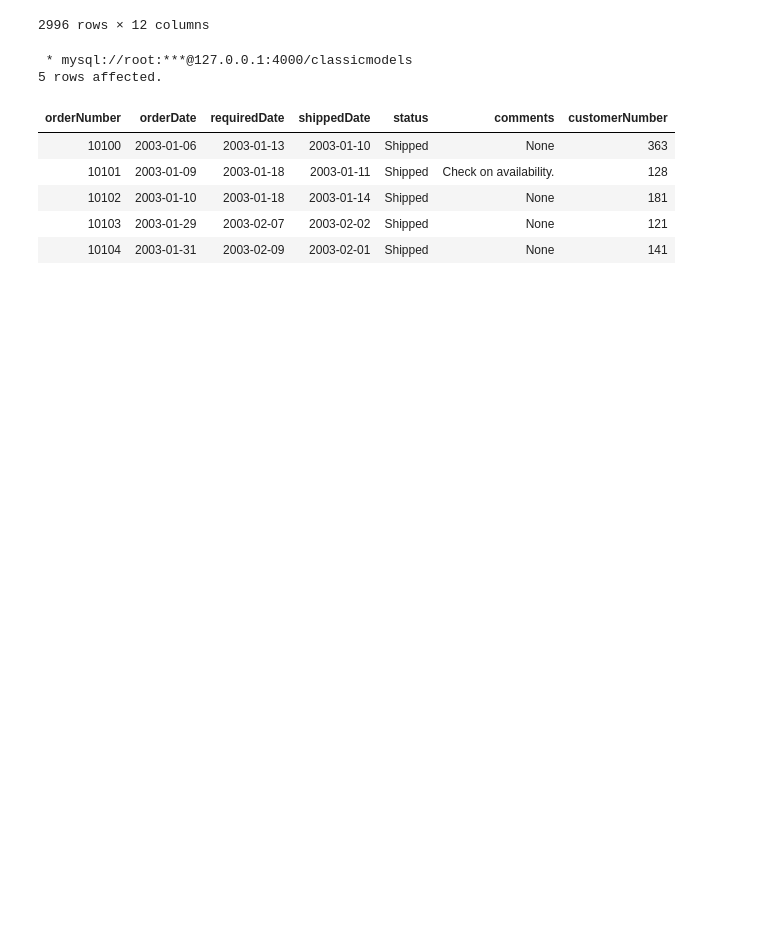
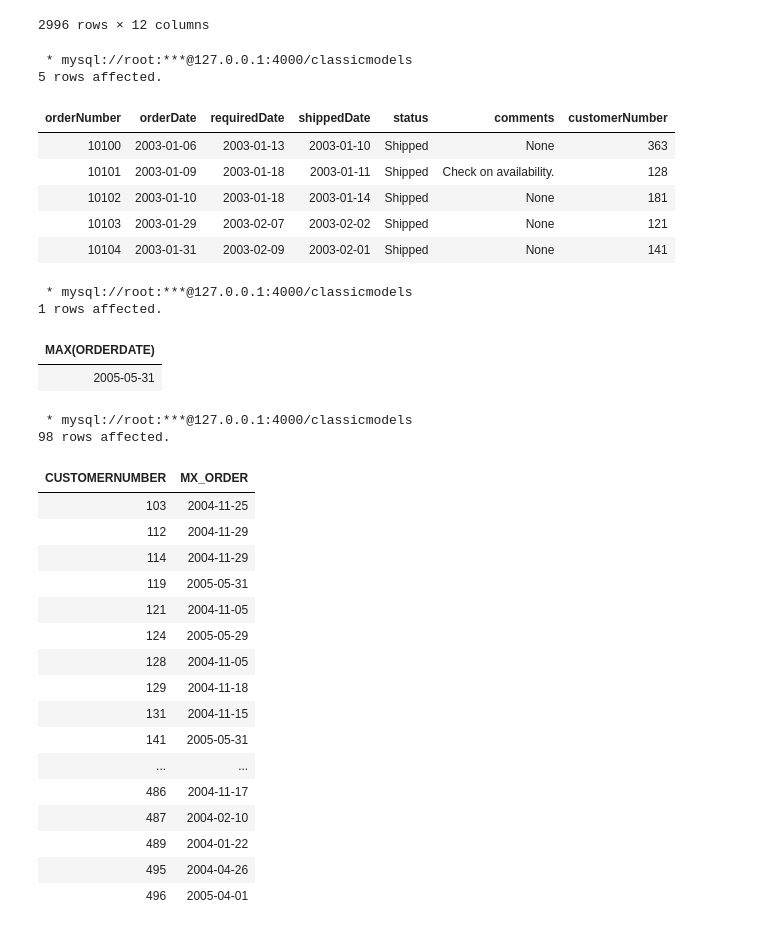
Before and after one commit to happyyeon/playdata, a Jupyter notebook: database/20230417_Notebook으로 SQL 실행.ipynb, the cells around one changed output. Drawn from its saved outputs; the diff is of its cells as text; code cells hidden in the pictures; blank space fills up the shorter version.

```diff
--- a/database/20230417_Notebook으로 SQL 실행.ipynb
+++ b/database/20230417_Notebook으로 SQL 실행.ipynb
@@ -201,3 +198,37 @@ LIMIT 5;
 | 10102 | 2003-01-10 | 2003-01-18 | 2003-01-14 | Shipped | None | 181 |
 | 10103 | 2003-01-29 | 2003-02-07 | 2003-02-02 | Shipped | None | 121 |
 | 10104 | 2003-01-31 | 2003-02-09 | 2003-02-01 | Shipped | None | 141 |
+# %%
+%%sql
+SELECT MAX(ORDERDATE)
+FROM ORDERS;
+# %% [output]
+ * mysql://root:***@127.0.0.1:4000/classicmodels
+1 rows affected.
+| MAX(ORDERDATE) |
+| 2005-05-31 |
+# %%
+%%sql
+SELECT CUSTOMERNUMBER,
+MAX(ORDERDATE) MX_ORDER
+FROM ORDERS GROUP BY 1;
+# %% [output]
+ * mysql://root:***@127.0.0.1:4000/classicmodels
+98 rows affected.
+| CUSTOMERNUMBER | MX_ORDER |
+| 103 | 2004-11-25 |
+| 112 | 2004-11-29 |
+| 114 | 2004-11-29 |
+| 119 | 2005-05-31 |
+| 121 | 2004-11-05 |
+| 124 | 2005-05-29 |
+| 128 | 2004-11-05 |
+| 129 | 2004-11-18 |
+| 131 | 2004-11-15 |
+| 141 | 2005-05-31 |
+| ... | ... |
+| 486 | 2004-11-17 |
+| 487 | 2004-02-10 |
+| 489 | 2004-01-22 |
+| 495 | 2004-04-26 |
+| 496 | 2005-04-01 |
```
Also changed, not shown: parts of 3 cells of this notebook, 1 other file.
